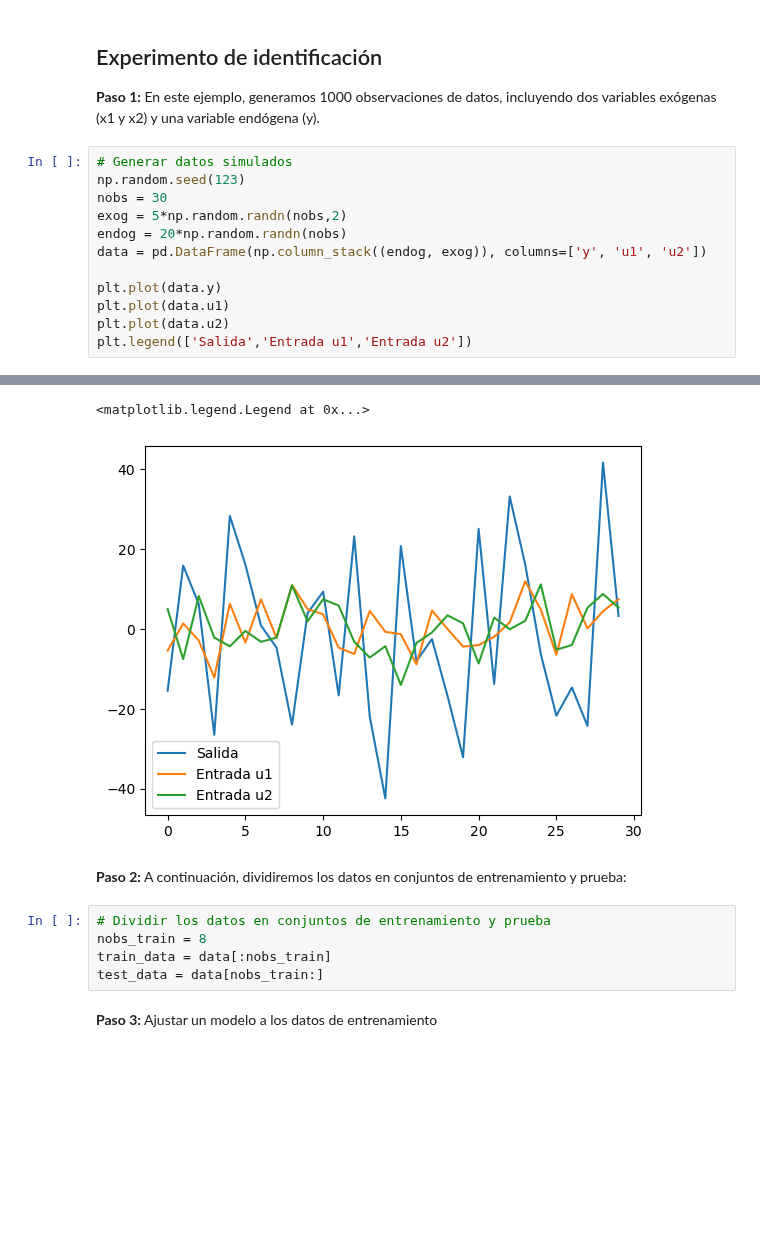
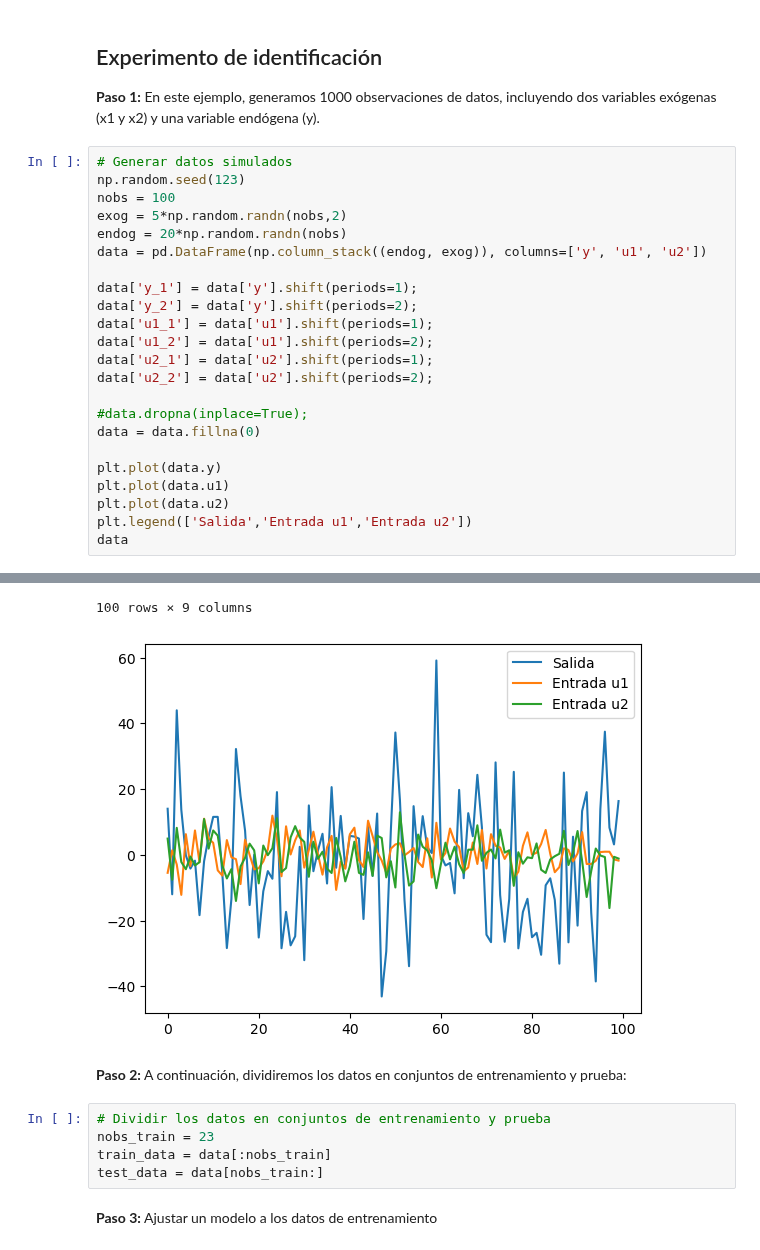
Before and after one commit to jairocuellar/System_identification, a Jupyter notebook: class_11_01.ipynb, the cells around one changed output, grey strips where cells are left out. Cells and saved outputs as stored; diff of their text form; blank space fills up the shorter version.

```diff
--- a/class_11_01.ipynb
+++ b/class_11_01.ipynb
@@ -20,13 +20,24 @@ Esta librería se usa mucho en aplicaciones estadísticas, pero tiene un compend
 # %%
 # Generar datos simulados
 np.random.seed(123)
-nobs = 30
+nobs = 100
 exog = 5*np.random.randn(nobs,2)
 endog = 20*np.random.randn(nobs)
 data = pd.DataFrame(np.column_stack((endog, exog)), columns=['y', 'u1', 'u2'])
+
+data['y_1'] = data['y'].shift(periods=1);
+data['y_2'] = data['y'].shift(periods=2);
+data['u1_1'] = data['u1'].shift(periods=1);
+data['u1_2'] = data['u1'].shift(periods=2);
+data['u2_1'] = data['u2'].shift(periods=1);
+data['u2_2'] = data['u2'].shift(periods=2);
+
+#data.dropna(inplace=True);
+data = data.fillna(0)
 
 plt.plot(data.y)
 plt.plot(data.u1)
 plt.plot(data.u2)
 plt.legend(['Salida','Entrada u1','Entrada u2'])
+data
 # %% [output]
@@ -33,10 +56,10 @@ plt.legend(['Salida','Entrada u1','Entrada u2'])
-<matplotlib.legend.Legend at 0x...>
+100 rows × 9 columns
-[figure, old version]
+[figure, new version]
 # %% [markdown]
 **Paso 2:** A continuación, dividiremos los datos en conjuntos de entrenamiento y prueba:
 # %%
 # Dividir los datos en conjuntos de entrenamiento y prueba
-nobs_train = 8
+nobs_train = 23
 train_data = data[:nobs_train]
 test_data = data[nobs_train:]
 # %% [markdown]
```
Also changed, not shown: parts of 3 cells of this notebook, 19 other files.
